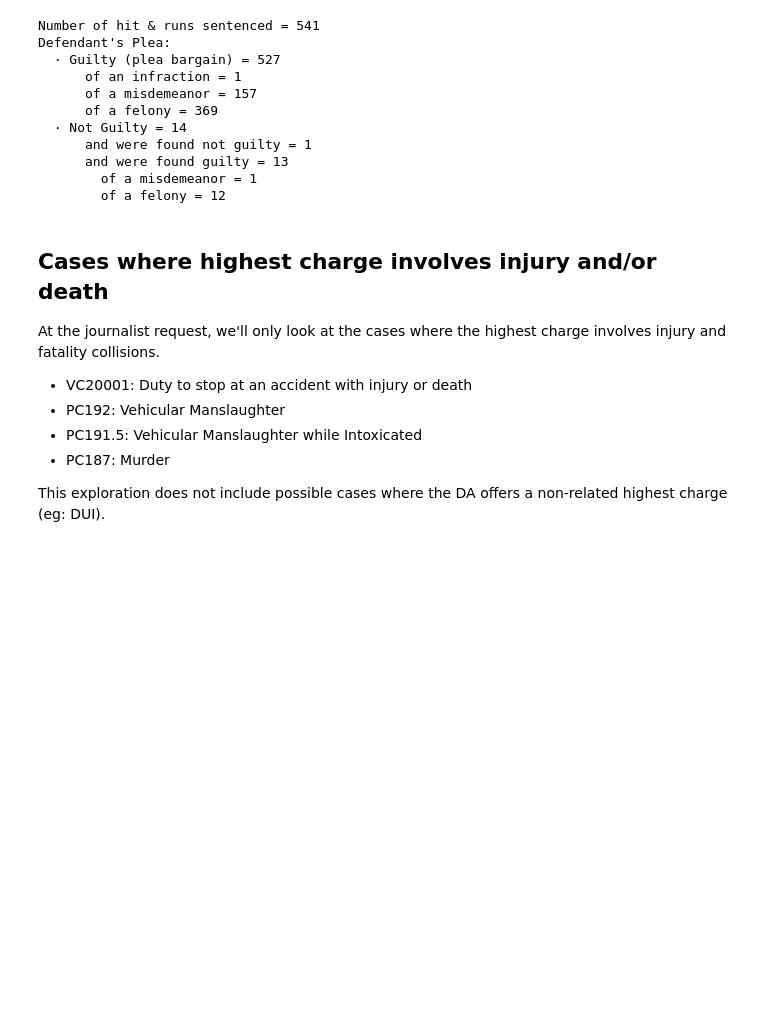
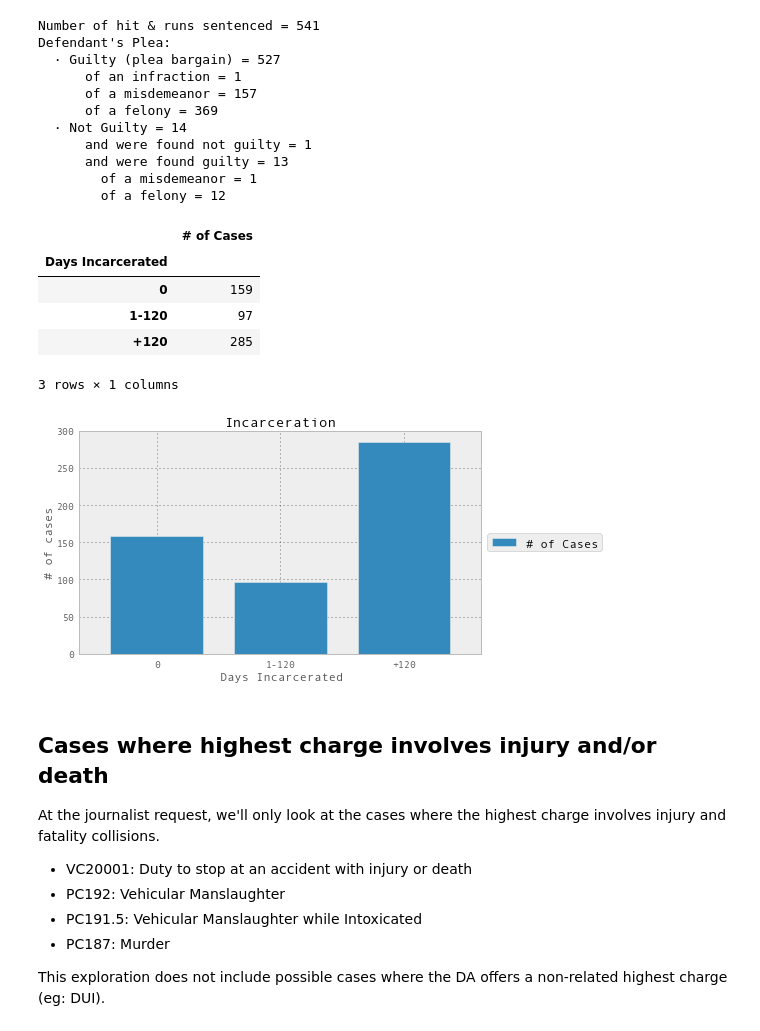
Before and after one commit to kevin11h/vosd-org-7-hitnrun, a Jupyter notebook: hit-and-run.ipynb, the cells around one changed output. Saved outputs shown, nothing was run; the diff lists cells and outputs as text; code cells hidden in the pictures; blank space fills up the shorter version.

```diff
--- a/hit-and-run.ipynb
+++ b/hit-and-run.ipynb
@@ -87,6 +93,34 @@ Defendant's Plea:
       and were found guilty = 13
         of a misdemeanor = 1
         of a felony = 12
+# %%
+indexinc = ("0",
+         "1-120",
+         "+120")
+dfinc = pd.DataFrame({
+'# of Cases': pd.Series((df.incar.isnull().sum(),
+                        df.incar[(df.incar >= 1) & (df.incar <= 120)].count(),
+                        df.incar[(df.incar > 120)].count() ), indexinc)})
+dfinc.index.names = ['Days Incarcerated']
+axinc=dfinc.plot(kind='bar', legend=True, title= "Incarceration")
+axinc.set_ylabel('# of cases')
+axinc.set_xticklabels(dfinc.index, rotation='horizontal')
+
+# Shrink current axis by %
+box = axinc.get_position()
+axinc.set_position([box.x0, box.y0, box.width * 1.2, box.height])
+
+# Put a legend to the right of the current axis
+axinc.legend(loc='center left', bbox_to_anchor=(1, 0.5))
+dfinc
+# %% [output]
+|  | # of Cases |
+| Days Incarcerated |  |
+| 0 | 159 |
+| 1-120 | 97 |
+| +120 | 285 |
+3 rows × 1 columns
+[figure, added]
 # %% [markdown]
 ## Cases where highest charge involves injury and/or death
 
```
Also changed, not shown: parts of 4 cells of this notebook.
